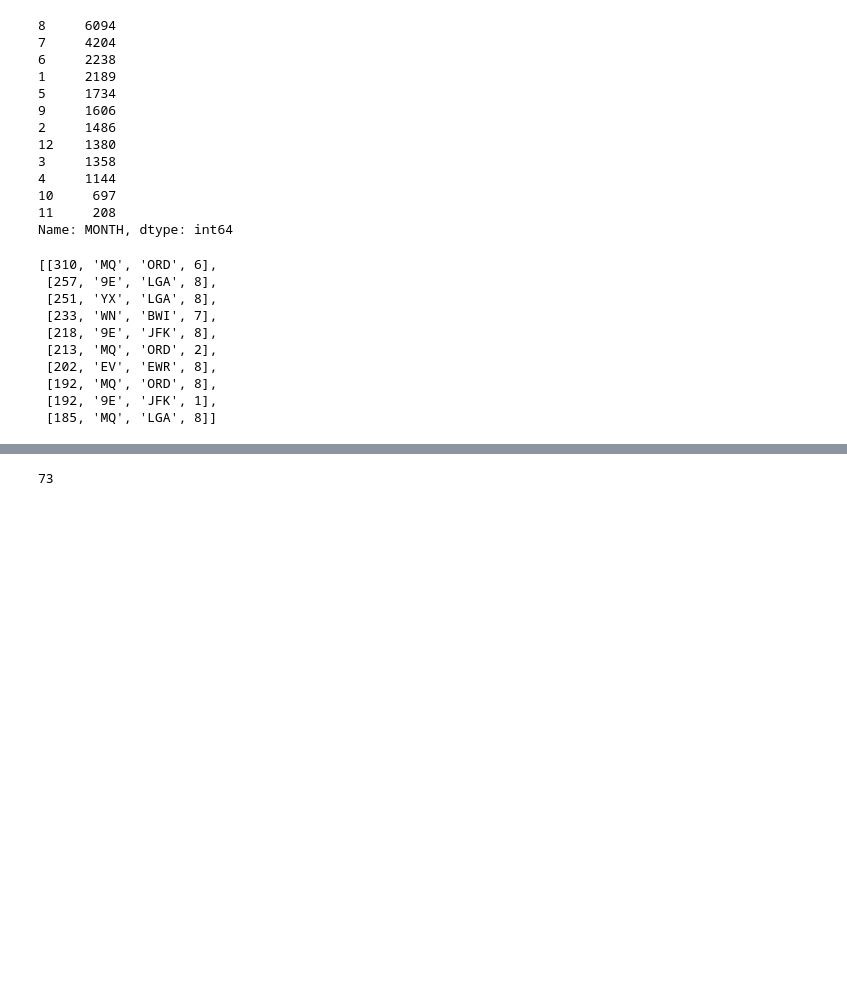
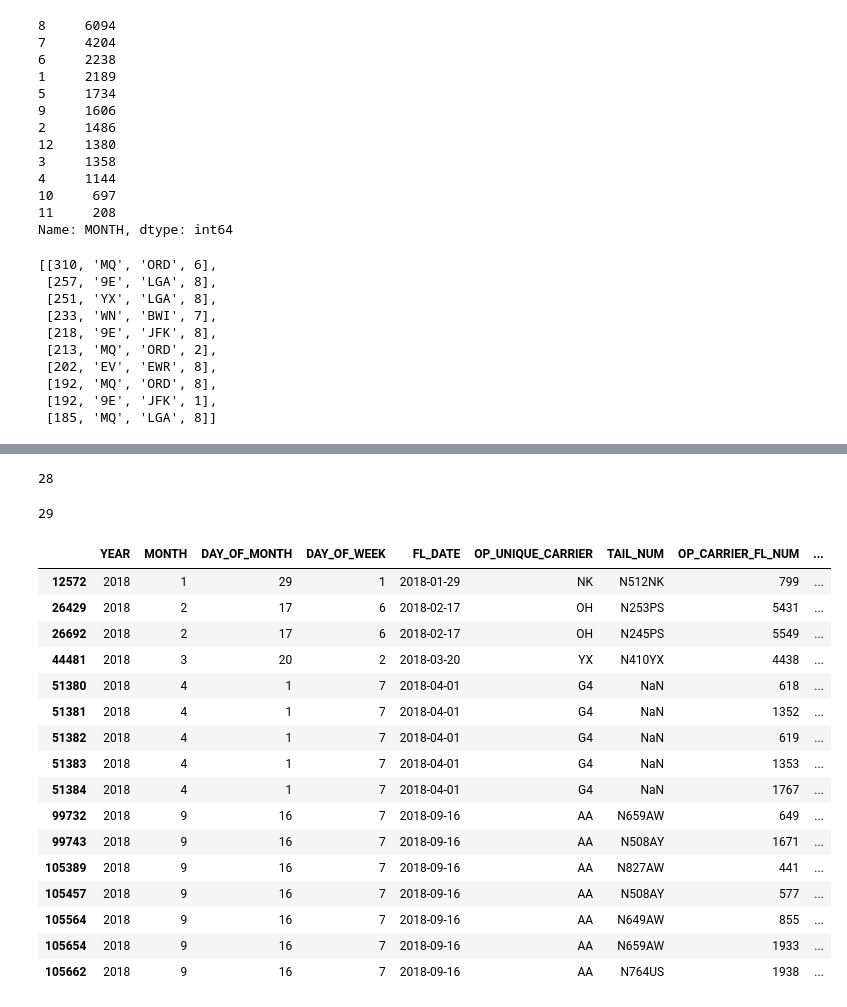
Before and after one commit to Arimorris/canceled_flights, a Jupyter notebook: cancellation codes.ipynb, the cells around one changed output, grey strips where cells are left out. Cells and saved outputs as stored; diff of their text form; code cells hidden in the pictures; blank space fills up the shorter version.

```diff
--- a/cancellation codes.ipynb
+++ b/cancellation codes.ipynb
@@ -470,4 +521,31 @@ sorted(c_dtrio, reverse=True)
 # %%
-len(D)
+len(PHX)
 # %% [output]
-73
+28
+# %%
+len(MCO)
+# %% [output]
+29
+# %%
+other= D[(D['ORIGIN'] != 'PHX') & (D['DEST'] != 'PHX')& \
+    (D['ORIGIN'] != 'MCO') & (D['DEST'] != 'MCO')]
+# %%
+other
+# %% [output]
+|  | YEAR | MONTH | DAY_OF_MONTH | DAY_OF_WEEK | FL_DATE | OP_UNIQUE_CARRIER | TAIL_NUM | OP_CARRIER_FL_NUM | ... |
+| 12572 | 2018 | 1 | 29 | 1 | 2018-01-29 | NK | N512NK | 799 | ... |
+| 26429 | 2018 | 2 | 17 | 6 | 2018-02-17 | OH | N253PS | 5431 | ... |
+| 26692 | 2018 | 2 | 17 | 6 | 2018-02-17 | OH | N245PS | 5549 | ... |
+| 44481 | 2018 | 3 | 20 | 2 | 2018-03-20 | YX | N410YX | 4438 | ... |
+| 51380 | 2018 | 4 | 1 | 7 | 2018-04-01 | G4 | NaN | 618 | ... |
+| 51381 | 2018 | 4 | 1 | 7 | 2018-04-01 | G4 | NaN | 1352 | ... |
+| 51382 | 2018 | 4 | 1 | 7 | 2018-04-01 | G4 | NaN | 619 | ... |
+| 51383 | 2018 | 4 | 1 | 7 | 2018-04-01 | G4 | NaN | 1353 | ... |
+| 51384 | 2018 | 4 | 1 | 7 | 2018-04-01 | G4 | NaN | 1767 | ... |
+| 99732 | 2018 | 9 | 16 | 7 | 2018-09-16 | AA | N659AW | 649 | ... |
+| 99743 | 2018 | 9 | 16 | 7 | 2018-09-16 | AA | N508AY | 1671 | ... |
+| 105389 | 2018 | 9 | 16 | 7 | 2018-09-16 | AA | N827AW | 441 | ... |
+| 105457 | 2018 | 9 | 16 | 7 | 2018-09-16 | AA | N508AY | 577 | ... |
+| 105564 | 2018 | 9 | 16 | 7 | 2018-09-16 | AA | N649AW | 855 | ... |
+| 105654 | 2018 | 9 | 16 | 7 | 2018-09-16 | AA | N659AW | 1933 | ... |
+| 105662 | 2018 | 9 | 16 | 7 | 2018-09-16 | AA | N764US | 1938 | ... |
```
Also changed, not shown: parts of 8 cells of this notebook.
